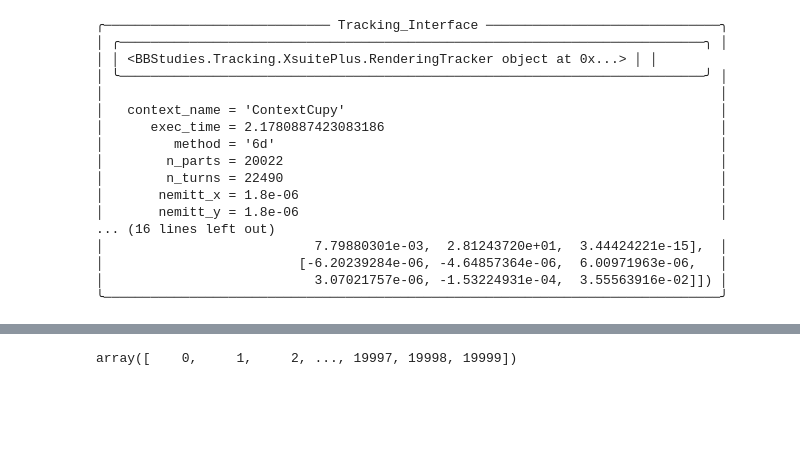
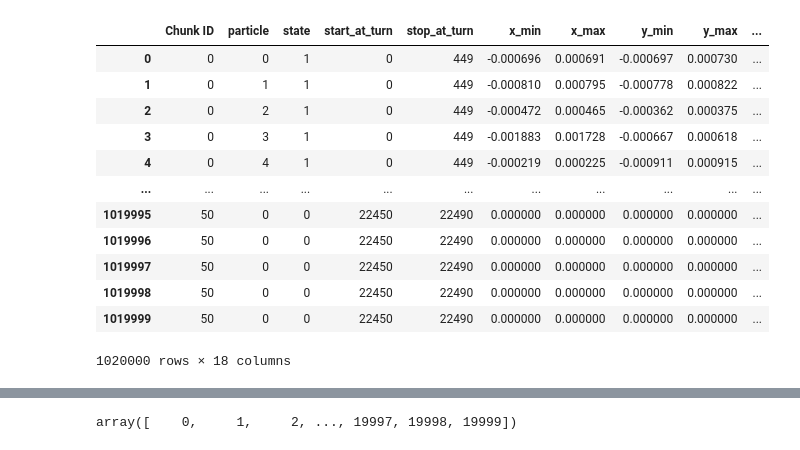
Before and after one commit to pbelange/BBStudies, a Jupyter notebook: Machines/XMask/Jobs/003_particle_dist_and_track/analysis_test.ipynb, the cells around one changed output, grey strips where cells are left out. Cells and saved outputs as stored; diff of their text form; code cells hidden in the pictures; blank space fills up the shorter version.

```diff
--- a/Machines/XMask/Jobs/003_particle_dist_and_track/analysis_test.ipynb
+++ b/Machines/XMask/Jobs/003_particle_dist_and_track/analysis_test.ipynb
@@ -72,22 +72,18 @@ processed = xPlus.Tracking_Interface.from_parquet('zfruits/processed_tracking_2s
 # calculations.calculations_sig = None
 # calculations.calculations_sig = pd.concat([_df[['start_at_turn','stop_at_turn','particle']]] + _self_sig,axis=1)
 # %%
-processed
+processed.data
 # %% [output]
+|  | Chunk ID | particle | state | start_at_turn | stop_at_turn | x_min | x_max | y_min | y_max | ... |
+| 0 | 0 | 0 | 1 | 0 | 449 | -0.000696 | 0.000691 | -0.000697 | 0.000730 | ... |
+| 1 | 0 | 1 | 1 | 0 | 449 | -0.000810 | 0.000795 | -0.000778 | 0.000822 | ... |
+| 2 | 0 | 2 | 1 | 0 | 449 | -0.000472 | 0.000465 | -0.000362 | 0.000375 | ... |
+| 3 | 0 | 3 | 1 | 0 | 449 | -0.001883 | 0.001728 | -0.000667 | 0.000618 | ... |
+| 4 | 0 | 4 | 1 | 0 | 449 | -0.000219 | 0.000225 | -0.000911 | 0.000915 | ... |
+| ... | ... | ... | ... | ... | ... | ... | ... | ... | ... | ... |
+| 1019995 | 50 | 0 | 0 | 22450 | 22490 | 0.000000 | 0.000000 | 0.000000 | 0.000000 | ... |
+| 1019996 | 50 | 0 | 0 | 22450 | 22490 | 0.000000 | 0.000000 | 0.000000 | 0.000000 | ... |
+| 1019997 | 50 | 0 | 0 | 22450 | 22490 | 0.000000 | 0.000000 | 0.000000 | 0.000000 | ... |
+| 1019998 | 50 | 0 | 0 | 22450 | 22490 | 0.000000 | 0.000000 | 0.000000 | 0.000000 | ... |
+| 1019999 | 50 | 0 | 0 | 22450 | 22490 | 0.000000 | 0.000000 | 0.000000 | 0.000000 | ... |
-╭───────────────────────────── Tracking_Interface ──────────────────────────────╮
-│ ╭───────────────────────────────────────────────────────────────────────────╮ │
-│ │ <BBStudies.Tracking.XsuitePlus.RenderingTracker object at 0x...> │ │
-│ ╰───────────────────────────────────────────────────────────────────────────╯ │
-│                                                                               │
-│   context_name = 'ContextCupy'                                                │
-│      exec_time = 2.1780887423083186                                           │
-│         method = '6d'                                                         │
-│        n_parts = 20022                                                        │
-│        n_turns = 22490                                                        │
-│       nemitt_x = 1.8e-06                                                      │
-│       nemitt_y = 1.8e-06                                                      │
-... (16 lines left out)
-│                           7.79880301e-03,  2.81243720e+01,  3.44424221e-15],  │
-│                         [-6.20239284e-06, -4.64857364e-06,  6.00971963e-06,   │
-│                           3.07021757e-06, -1.53224931e-04,  3.55563916e-02]]) │
-╰───────────────────────────────────────────────────────────────────────────────╯
+1020000 rows × 18 columns
```
Also changed, not shown: parts of 2 cells of this notebook, 1 other file.
